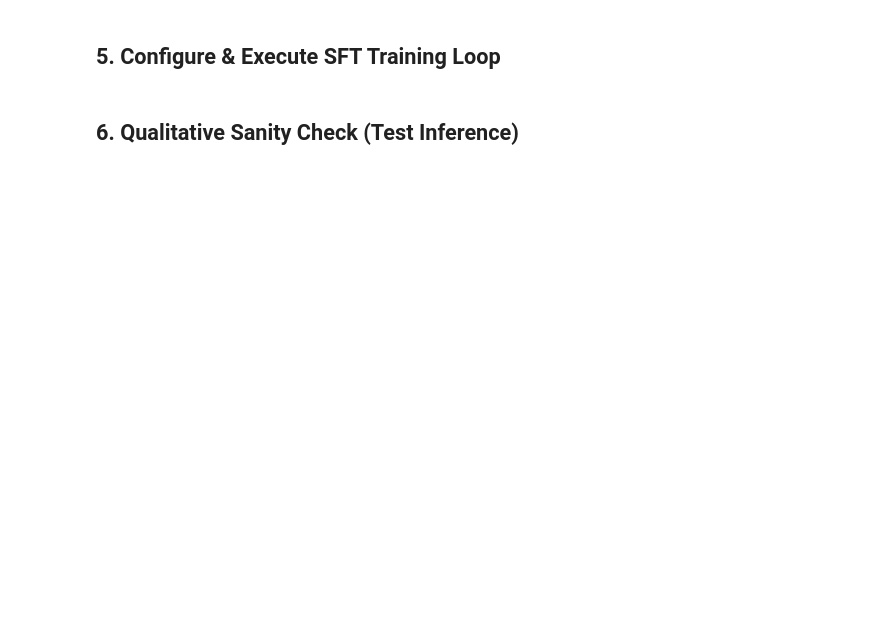
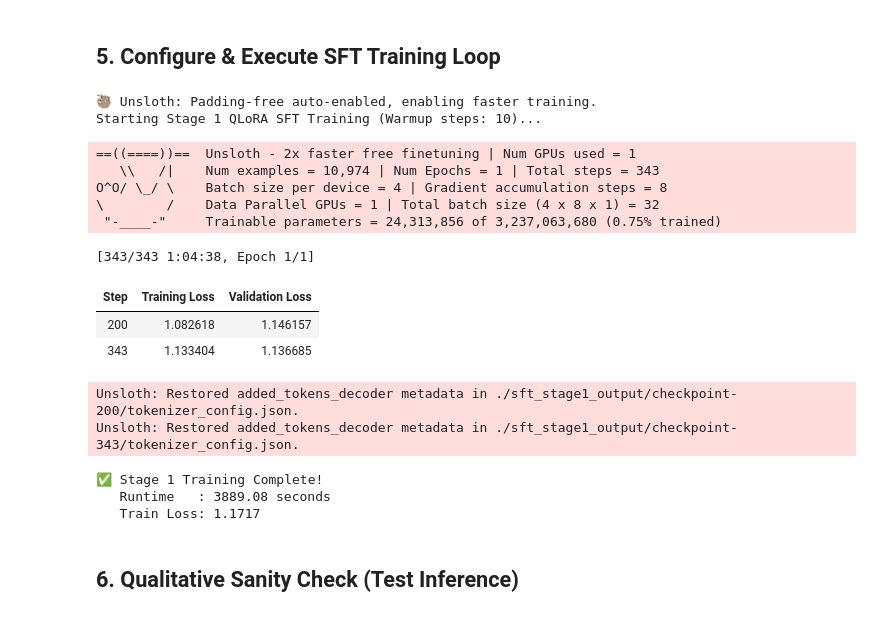
Before and after one commit to SpongeBob341/Llama-3.2-3B-SFT-Experiment, a Jupyter notebook: phase3/Phase3_Stage1_QLoRA_SFT.ipynb, the cells around one changed output. Drawn from its saved outputs; the diff is of its cells as text; code cells hidden in the pictures; blank space fills up the shorter version.

```diff
--- a/phase3/Phase3_Stage1_QLoRA_SFT.ipynb
+++ b/phase3/Phase3_Stage1_QLoRA_SFT.ipynb
@@ -292,3 +318,80 @@ print(f"   Samples/s : {trainer_stats.metrics.get('train_samples_per_second', 'N
+# %%
+from trl import SFTTrainer, SFTConfig
+import os
+import torch
+
+# Create output directories
+OUTPUT_DIR  = "./sft_stage1_output"
+LOGGING_DIR = "./sft_stage1_logs"
+os.makedirs(OUTPUT_DIR,  exist_ok=True)
+os.makedirs(LOGGING_DIR, exist_ok=True)
+
+# Calculate warmup steps
+total_steps = (len(train_data) // (PER_DEVICE_BATCH_SIZE * GRAD_ACCUM_STEPS)) * NUM_EPOCHS
+warmup_steps = int(total_steps * WARMUP_RATIO)
+
+trainer = SFTTrainer(
+    model=model,
+    tokenizer=tokenizer,
+    train_dataset=train_data,
+    eval_dataset=eval_data,
+    args=SFTConfig(
+        dataset_text_field="text",
+        max_seq_length=MAX_SEQ_LENGTH,
+        dataset_num_proc=2,
+        packing=False,
+        output_dir=OUTPUT_DIR,
+        per_device_train_batch_size=PER_DEVICE_BATCH_SIZE,
+        gradient_accumulation_steps=GRAD_ACCUM_STEPS,
+        learning_rate=LEARNING_RATE,
+        warmup_steps=warmup_steps,
+        lr_scheduler_type="cosine",
+        num_train_epochs=NUM_EPOCHS,
+        weight_decay=WEIGHT_DECAY,
+        max_grad_norm=MAX_GRAD_NORM,
+        fp16=not torch.cuda.is_bf16_supported(),
+        bf16=torch.cuda.is_bf16_supported(),
+        optim="paged_adamw_32bit",
+        eval_strategy="steps",
+        eval_steps=200,
+        save_strategy="steps",
+        save_steps=200,
+        save_total_limit=2,
+        load_best_model_at_end=True,
+        metric_for_best_model="eval_loss",
+        greater_is_better=False,
+        logging_steps=10,
+        report_to="none",
+        seed=42,
+    ),
+)
+
+# Disable Unsloth's fused loss to fix potential TorchRuntimeErrors (shape mismatches)
+trainer.model.config.use_fused_cross_entropy = False
+
+print(f"Starting Stage 1 QLoRA SFT Training (Warmup steps: {warmup_steps})...")
+trainer_stats = trainer.train()
+
+print(f"\n✅ Stage 1 Training Complete!")
+print(f"   Runtime   : {trainer_stats.metrics['train_runtime']:.2f} seconds")
+print(f"   Train Loss: {trainer_stats.metrics['train_loss']:.4f}")
+# %% [output]
+🦥 Unsloth: Padding-free auto-enabled, enabling faster training.
+Starting Stage 1 QLoRA SFT Training (Warmup steps: 10)...
+==((====))==  Unsloth - 2x faster free finetuning | Num GPUs used = 1
+   \\   /|    Num examples = 10,974 | Num Epochs = 1 | Total steps = 343
+O^O/ \_/ \    Batch size per device = 4 | Gradient accumulation steps = 8
+\        /    Data Parallel GPUs = 1 | Total batch size (4 x 8 x 1) = 32
+ "-____-"     Trainable parameters = 24,313,856 of 3,237,063,680 (0.75% trained)
+[343/343 1:04:38, Epoch 1/1]
+| Step | Training Loss | Validation Loss |
+| 200 | 1.082618 | 1.146157 |
+| 343 | 1.133404 | 1.136685 |
+Unsloth: Restored added_tokens_decoder metadata in ./sft_stage1_output/checkpoint-200/tokenizer_config.json.
+Unsloth: Restored added_tokens_decoder metadata in ./sft_stage1_output/checkpoint-343/tokenizer_config.json.
+✅ Stage 1 Training Complete!
+   Runtime   : 3889.08 seconds
+   Train Loss: 1.1717
 # %% [markdown]
 ## 6. Qualitative Sanity Check (Test Inference)
 # %%
```
Also changed, not shown: parts of 11 cells of this notebook, 1 other file.
